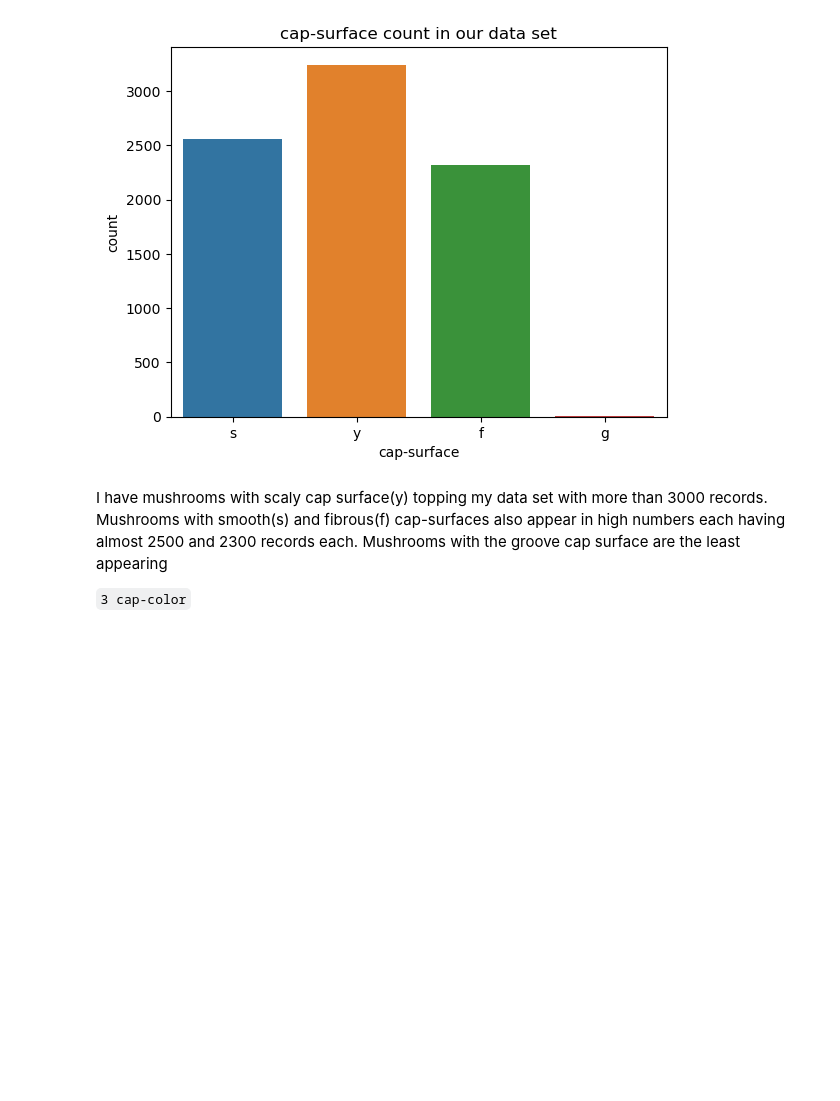
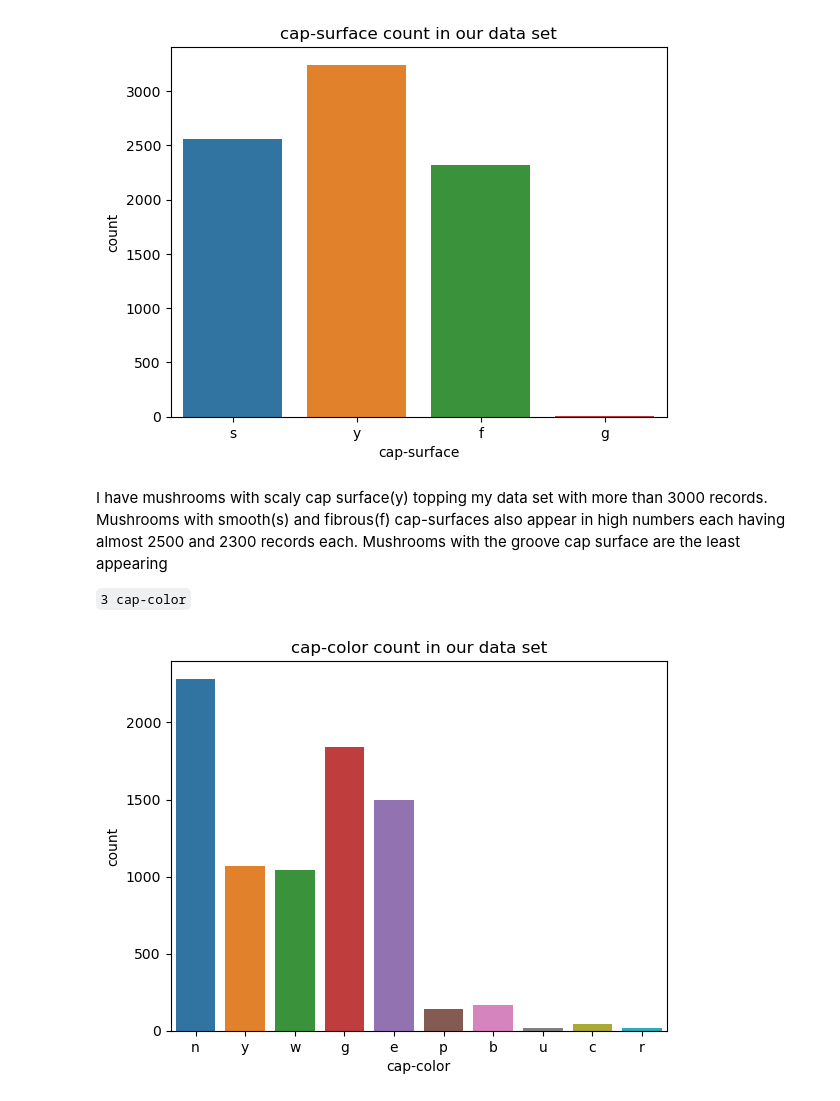
Before and after one commit to dev-ezzy/Big-Data, a Jupyter notebook: index.ipynb, the cells around one changed output. Saved outputs shown, nothing was run; the diff lists cells and outputs as text; code cells hidden in the pictures; blank space fills up the shorter version.

```diff
--- a/index.ipynb
+++ b/index.ipynb
@@ -319,3 +301,7 @@ sns_xcount("cap-surface", X)
 I have mushrooms with scaly cap surface(y) topping my data set with more than 3000 records. Mushrooms with smooth(s) and fibrous(f) cap-surfaces also appear in high numbers each having almost 2500 and 2300 records each. Mushrooms with the groove cap surface are the least appearing
 
 `3 cap-color`
+# %%
+sns_xcount("cap-color", X)
+# %% [output]
+[figure, added]
```
Also changed, not shown: parts of 2 cells of this notebook, 1 other file.
